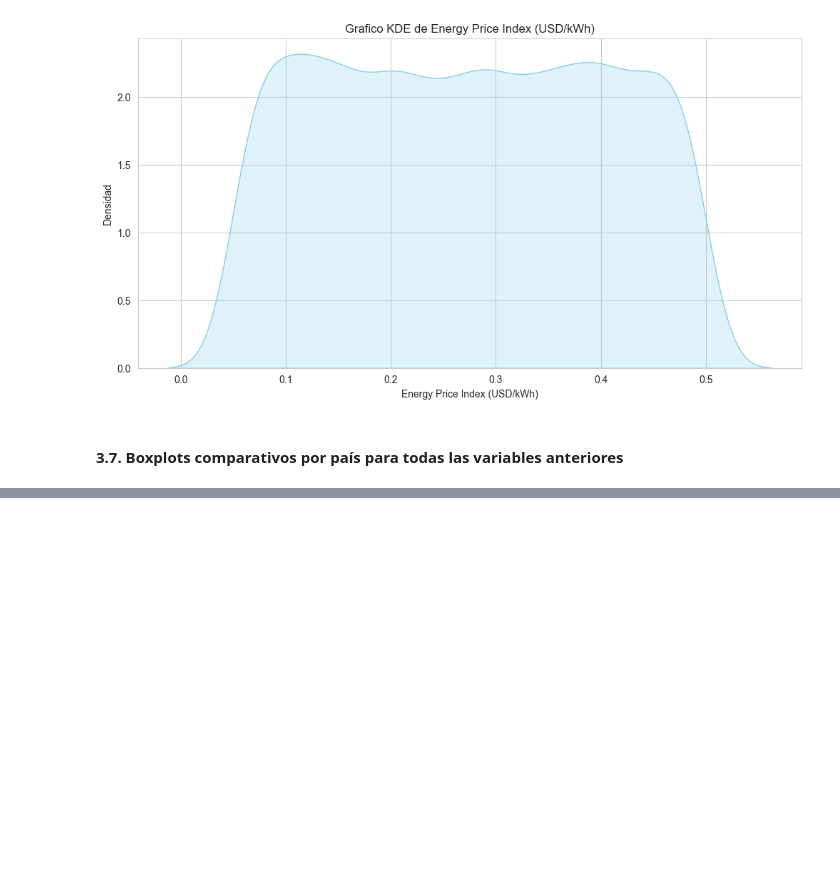
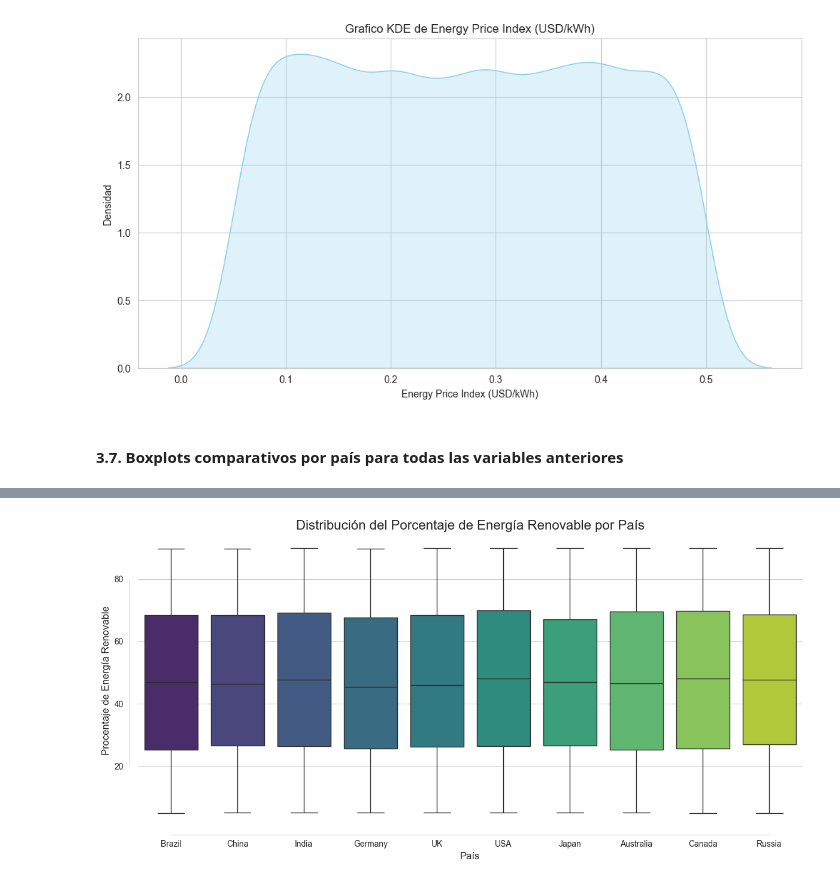
Before and after one commit to juanma200109/Analisis-de-Consumo-de-Energia-Global, a Jupyter notebook: notebooks/Consumo_de_Energia_Global_2000-2024.ipynb, the cells around one changed output, grey strips where cells are left out. Saved outputs shown, nothing was run; the diff lists cells and outputs as text; code cells hidden in the pictures; blank space fills up the shorter version.

```diff
--- a/notebooks/Consumo_de_Energia_Global_2000-2024.ipynb
+++ b/notebooks/Consumo_de_Energia_Global_2000-2024.ipynb
@@ -255,0 +266,5 @@ cols = ['Total Energy Consumption (TWh)', 'Per Capita Energy Use (kWh)',
+# %%
+# Generando un Boxplot para el Renewable Energy Share (%)
+viz.crear_boxplot(df, 'Country', 'Renewable Energy Share (%)', 'Distribución del Porcentaje de Energía Renovable por País', 'País', 'Procentaje de Energía Renovable')
+# %% [output]
+[figure, added]
```
Also changed, not shown: parts of 7 cells of this notebook, 1 other file.
